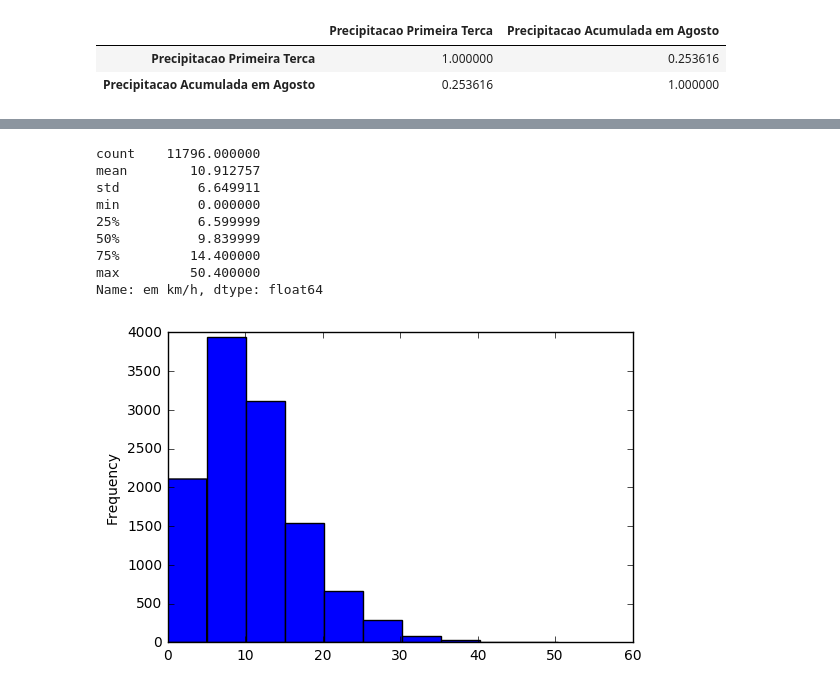
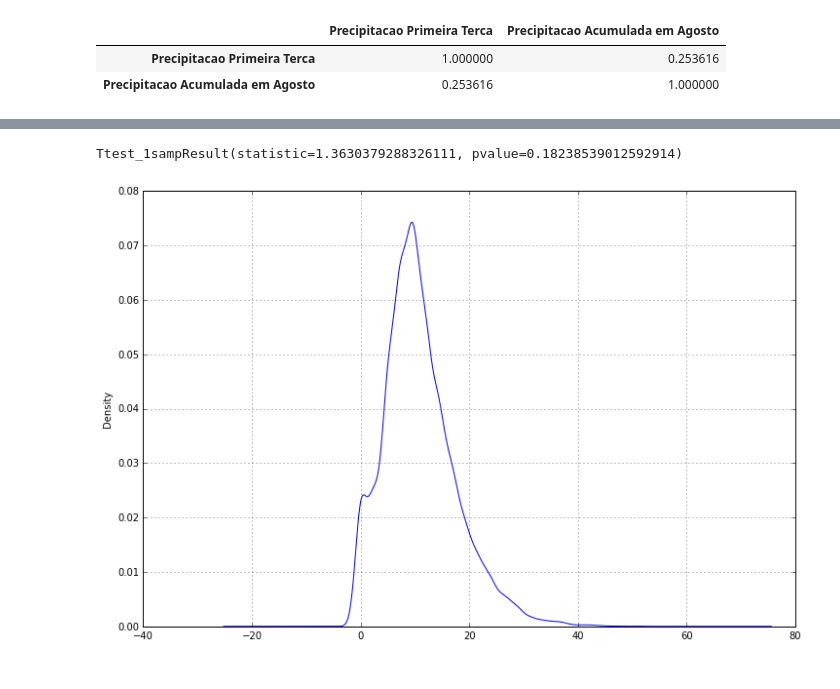
Before and after one commit to jvitorfromhell/icd-meteorologia, a Jupyter notebook: analise.ipynb, the cells around one changed output, grey strips where cells are left out. Cells and saved outputs as stored; diff of their text form; code cells hidden in the pictures.

```diff
--- a/analise.ipynb
+++ b/analise.ipynb
@@ -183,16 +204,11 @@ Name: em km/h, dtype: float64
 # %%
 # Finados tem uma distribuicao com tendencia maior que o restante do ano?
 
-vento['em km/h'].plot(kind='hist')
-vento['em km/h'].describe()
+vento['em km/h'].plot(kind='kde', figsize=(12,8), grid=True)
+# vento['em km/h'].describe()
+
+stat = stats.ttest_1samp(finados['em km/h'], vento['em km/h'].mean())
+stat
 # %% [output]
-count    11796.000000
-mean        10.912757
-std          6.649911
-min          0.000000
-25%          6.599999
-50%          9.839999
-75%         14.400000
-max         50.400000
-Name: em km/h, dtype: float64
+Ttest_1sampResult(statistic=1.3630379288326111, pvalue=0.18238539012592914)
-[figure, old version]
+[figure, new version]
```
Also changed, not shown: parts of 9 cells of this notebook, 5 other files.
